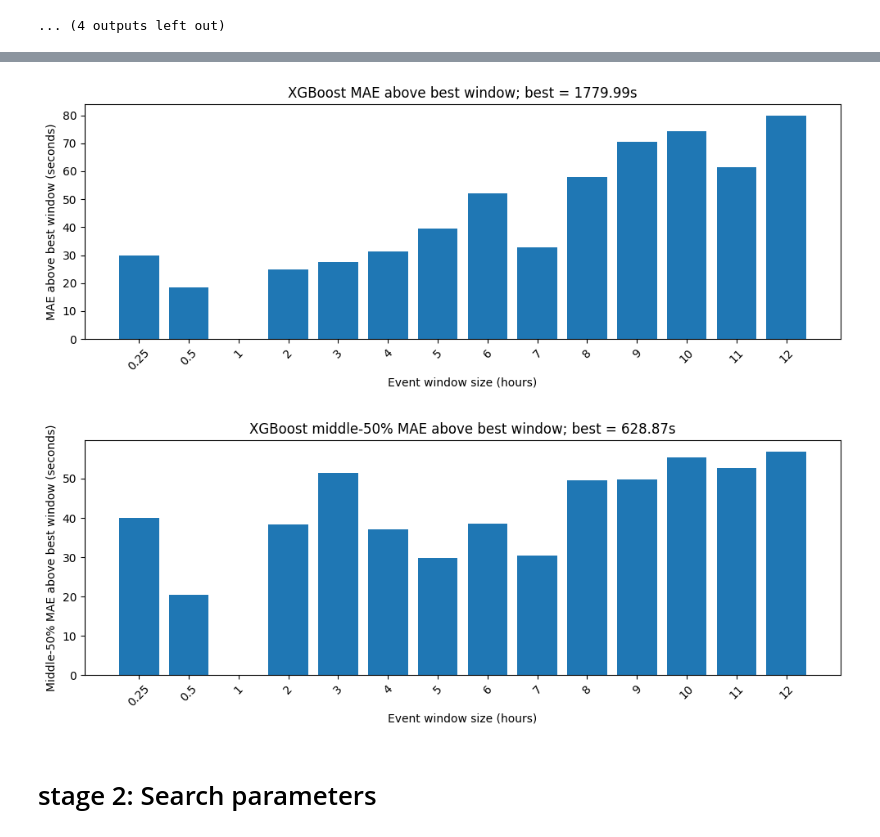
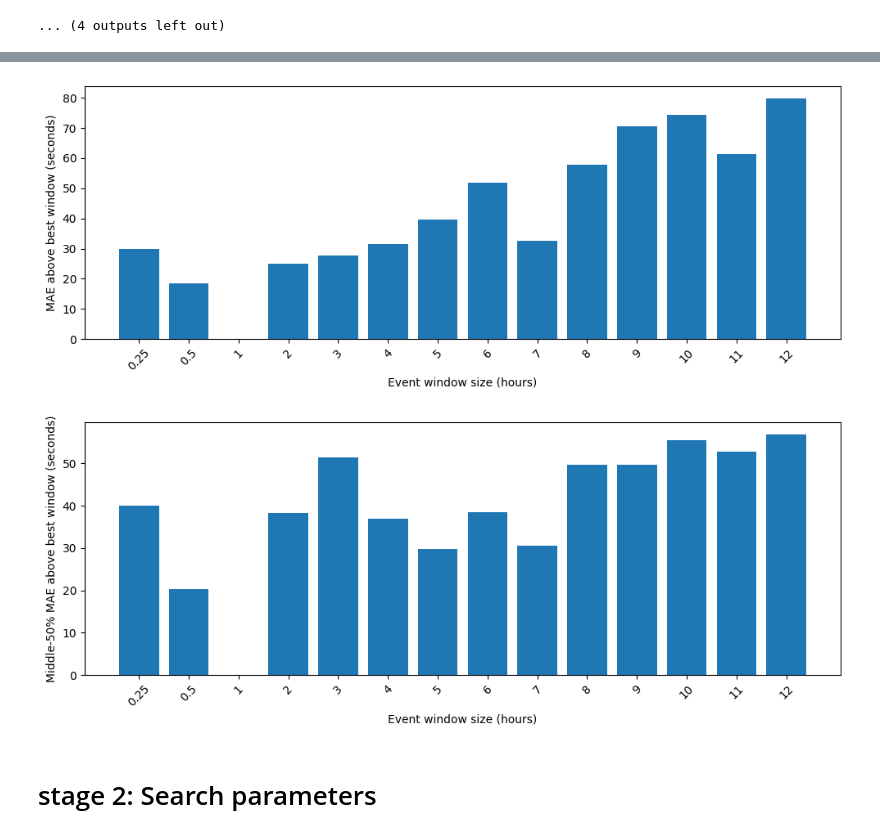
Before and after one commit to mohamad-hasan-sohan-ajini/predictive-maintenance, a Jupyter notebook: src/predictive_maintenance_xgboost_when.ipynb, the cells around one changed output, grey strips where cells are left out. Saved outputs shown, nothing was run; the diff lists cells and outputs as text; code cells hidden in the pictures.

```diff
--- a/src/predictive_maintenance_xgboost_when.ipynb
+++ b/src/predictive_maintenance_xgboost_when.ipynb
@@ -191,36 +193,38 @@ plt.show()
 # %%
 best_loss = min(xgboost_window_test_losses)
 loss_above_best = [loss - best_loss for loss in xgboost_window_test_losses]
 
 plt.figure(figsize=(10, 4))
 plt.bar(window_sizes, loss_above_best)
 plt.xlabel("Event window size (hours)")
 plt.ylabel("MAE above best window (seconds)")
-plt.title(f"XGBoost MAE above best window; best = {best_loss:.2f}s")
+# plt.title(f"XGBoost MAE above best window; best = {best_loss:.2f}s")
 plt.xticks(rotation=45)
 plt.tight_layout()
+plt.savefig(OUTPUT_DIR / "xgboost_mae_above_best_window.pdf", dpi=300)
 plt.show()
 
 best_middle_quartile_loss = min(xgboost_window_middle_quartile_test_losses)
 middle_quartile_loss_above_best = [
     loss - best_middle_quartile_loss
     for loss in xgboost_window_middle_quartile_test_losses
 ]
 
 plt.figure(figsize=(10, 4))
 plt.bar(window_sizes, middle_quartile_loss_above_best)
 plt.xlabel("Event window size (hours)")
 plt.ylabel("Middle-50% MAE above best window (seconds)")
-plt.title(
-    "XGBoost middle-50% MAE above best window; "
-    f"best = {best_middle_quartile_loss:.2f}s"
-)
+# plt.title(
+#     "XGBoost middle-50% MAE above best window; "
+#     f"best = {best_middle_quartile_loss:.2f}s"
+# )
 plt.xticks(rotation=45)
 plt.tight_layout()
+plt.savefig(OUTPUT_DIR / "xgboost_middle50_mae_above_best_window.pdf", dpi=300)
 plt.show()
 # %% [output]
-[figure, old version]
+[figure, new version]
-[figure, old version]
+[figure, new version]
 # %% [markdown]
 # stage 2: Search parameters
 # %%
```
Also changed, not shown: parts of 5 cells of this notebook.
